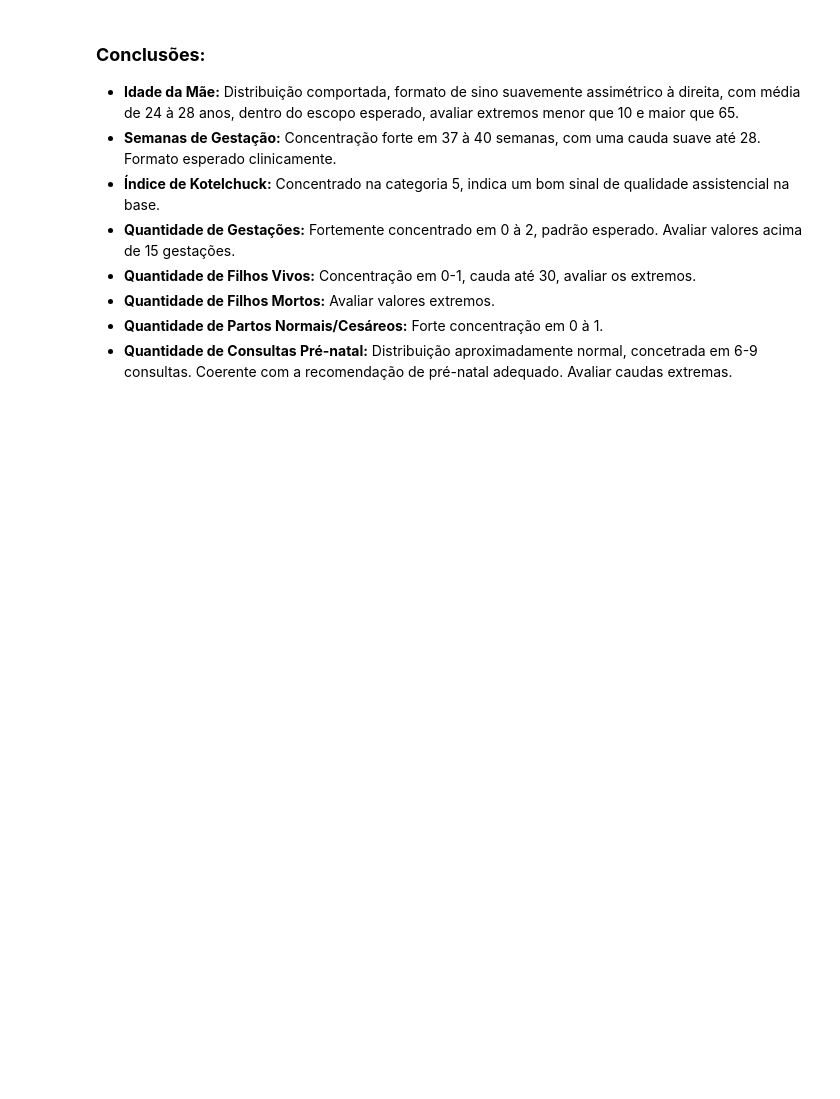
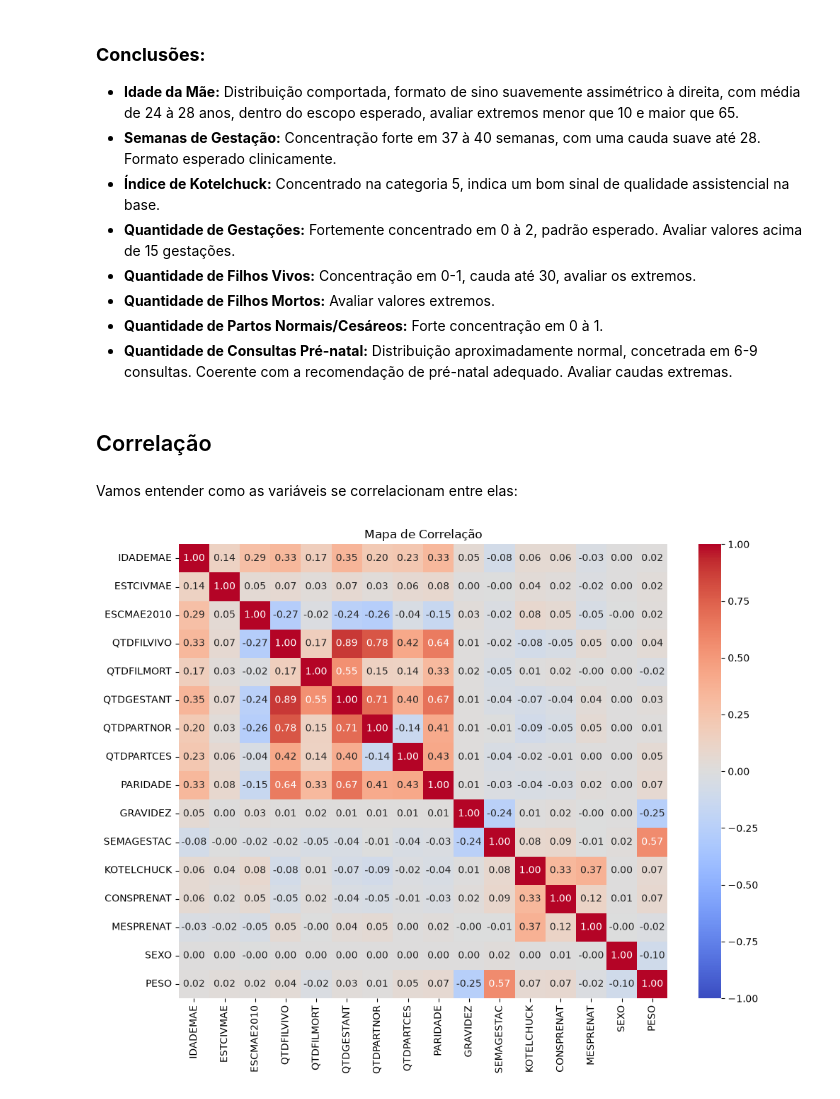
Before and after one commit to luizv55/SINASC-BirthWeight, a Jupyter notebook: main.ipynb, the cells around one changed output. Drawn from its saved outputs; the diff is of its cells as text; code cells hidden in the pictures; blank space fills up the shorter version.

```diff
--- a/main.ipynb
+++ b/main.ipynb
@@ -333,3 +333,17 @@ plt.show()
 - **Quantidade de Filhos Mortos:** Avaliar valores extremos.
 - **Quantidade de Partos Normais/Cesáreos:** Forte concentração em 0 à 1.
 - **Quantidade de Consultas Pré-natal:** Distribuição aproximadamente normal, concetrada em 6-9 consultas. Coerente com a recomendação de pré-natal adequado. Avaliar caudas extremas.
+# %% [markdown]
+## Correlação
+# %% [markdown]
+Vamos entender como as variáveis se correlacionam entre elas:
+# %%
+corr = df.corr(numeric_only=True)
+
+plt.figure(figsize=(10, 8))
+sns.heatmap(corr, annot=True, fmt='.2f', cmap='coolwarm', vmin=-1, vmax=1)
+plt.title('Mapa de Correlação')
+plt.tight_layout()
+plt.show()
+# %% [output]
+[figure, added]
```
Also changed, not shown: parts of 6 cells of this notebook.
